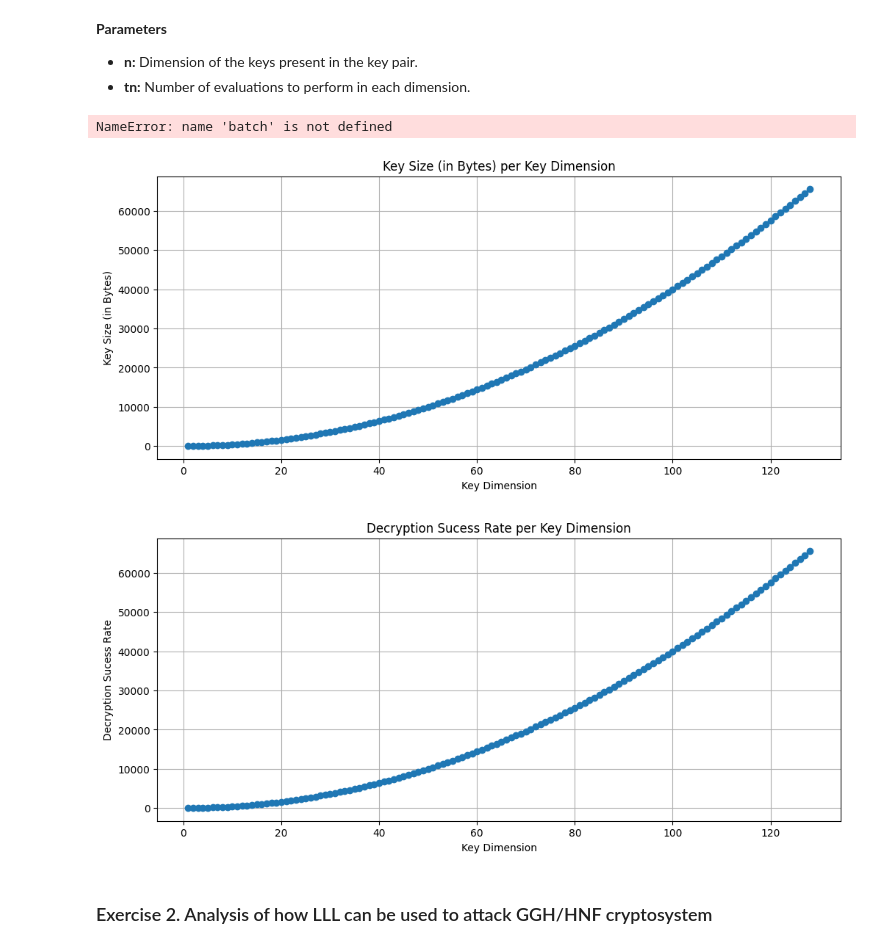
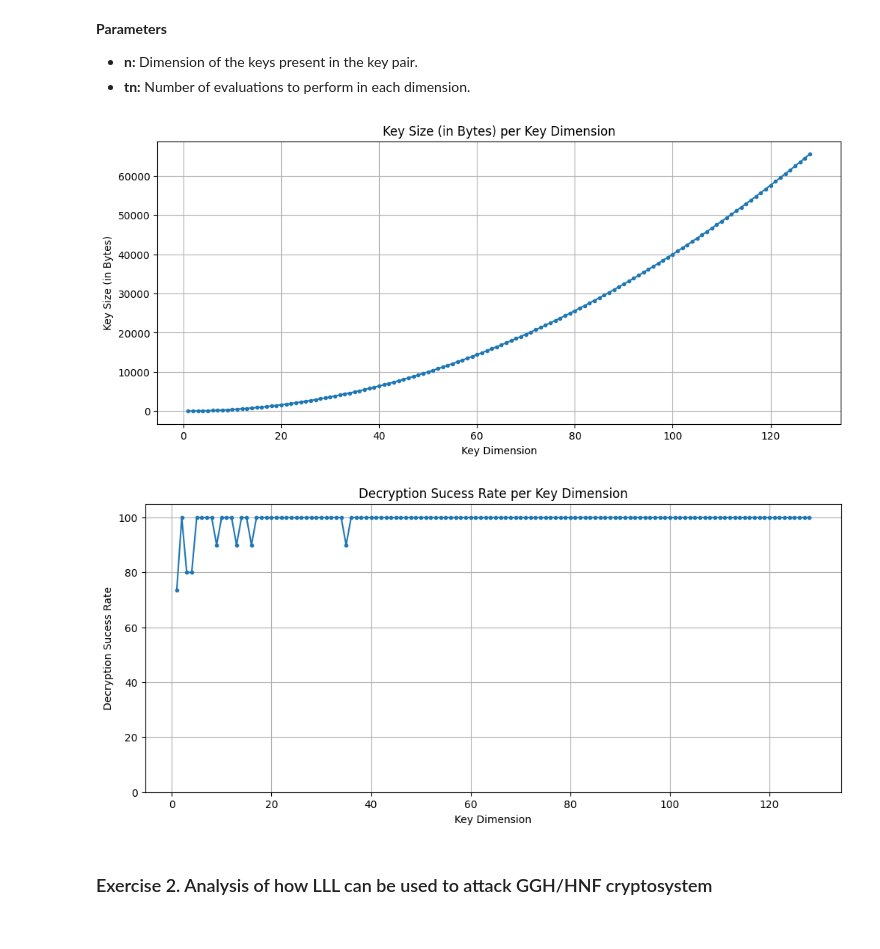
Before and after one commit to guinucool/PostQuantumCryptography, a Jupyter notebook: lattice-based/exercises.ipynb, the cells around one changed output. Drawn from its saved outputs; the diff is of its cells as text; code cells hidden in the pictures.

```diff
--- a/lattice-based/exercises.ipynb
+++ b/lattice-based/exercises.ipynb
@@ -17,14 +33,14 @@ trials = 10
 # Perform the evaluations
 for (n, l, ml) in batch:
 
-    # Generate the key pair
-    key_pair = ggh.ggh_generate_key_pair(n)
-
-    # Generate the attack key
-    attack_key = lll.lll_reduce_matrix(m = key_pair[1])
-
     # Encryption trials
     for _ in range(trials):
+
+        # Generate the key pair
+        key_pair = ggh.ggh_generate_key_pair(n)
+
+        # Generate the attack key
+        attack_key = lll.lll_reduce_matrix(m = key_pair[1])
 
         # Generate the secret vector
         r = ggh.ggh_generate_secret_vector(n)
@@ -41,34 +57,33 @@ for (n, l, ml) in batch:
         # Save the results for statistical purposes
         l.append(r == d)
         ml.append(r == a)
-# %% [output]
-NameError: name 'batch' is not defined
 # %%
 # Calculate the axis arrays
 x = [n for (n, _, _) in batch]
 y_1 = [n*n*4 for n in x]
 y_2 = [(sum(l) / len(l)) * 100 for (_, l, _) in batch]
 
 # Define the plot to show key sizes depending on n dimension
 plt.figure(figsize=(12,5))
-plt.plot(x, y_1, marker='o')
+plt.plot(x, y_1, marker='.')
 plt.title("Key Size (in Bytes) per Key Dimension")
 plt.xlabel("Key Dimension")
 plt.ylabel("Key Size (in Bytes)")
 plt.grid(True)
 plt.show()
 
 # Define the plot to show decryption sucess rate depending on n dimension
 plt.figure(figsize=(12,5))
-plt.plot(x, y_2, marker='o')
+plt.plot(x, y_2, marker='.')
 plt.title("Decryption Sucess Rate per Key Dimension")
 plt.xlabel("Key Dimension")
 plt.ylabel("Decryption Sucess Rate")
+plt.ylim(0, 105)
 plt.grid(True)
 plt.show()
 # %% [output]
 [figure]
-[figure, old version]
+[figure, new version]
 # %% [markdown]
 ### Exercise 2. Analysis of how LLL can be used to attack GGH/HNF cryptosystem
 # %% [markdown]
```
Also changed, not shown: parts of 6 cells of this notebook, 6 other files.
